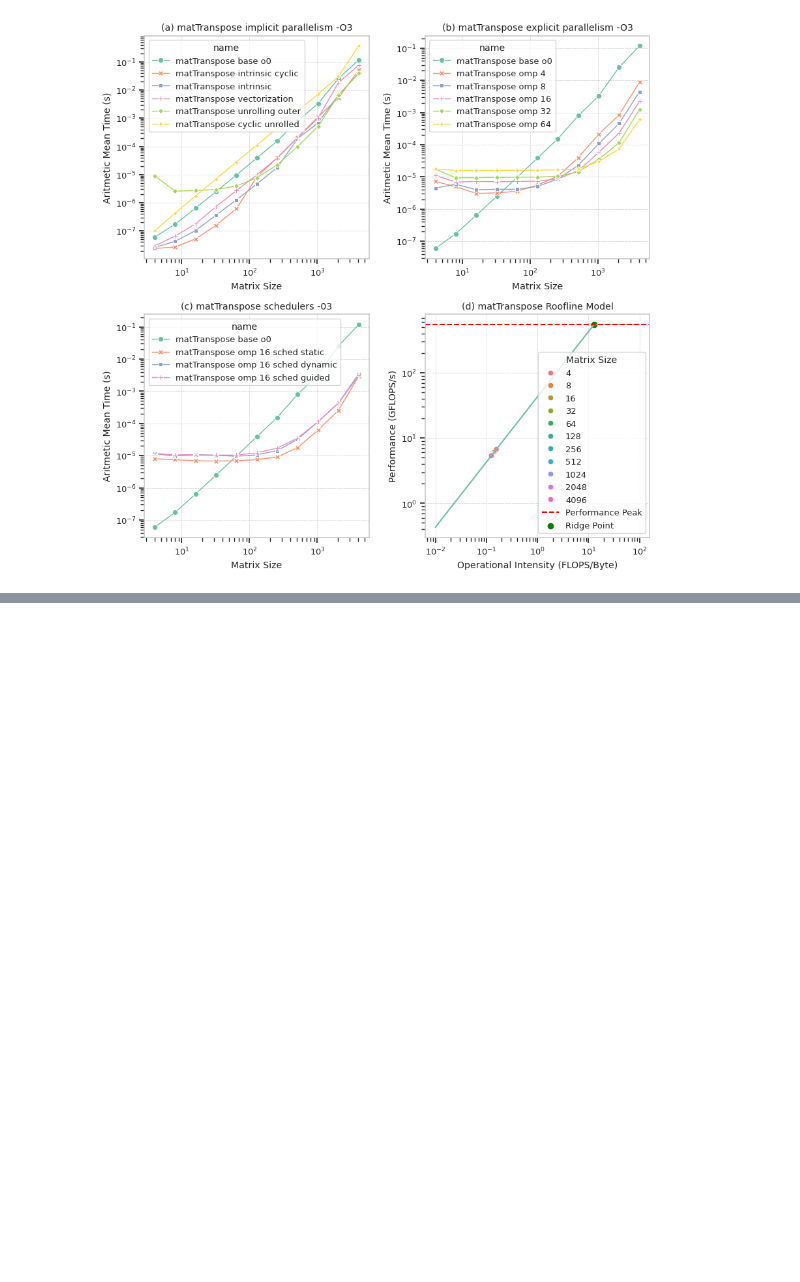
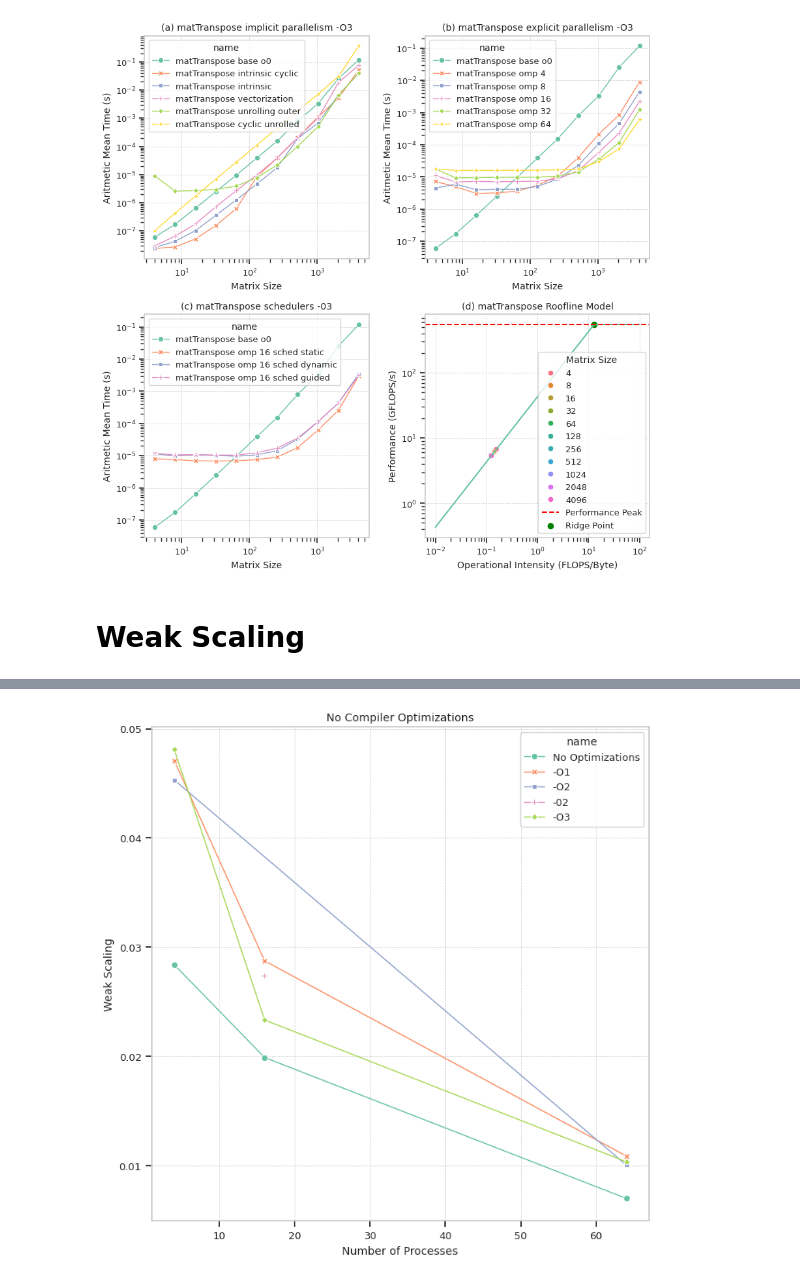
Before and after one commit to San7o/parallel-computing-cpp, a Jupyter notebook: benchmarks/plotting/notebooks-first-deliverable/amalgamated.ipynb, the cells around one changed output, grey strips where cells are left out. Drawn from its saved outputs; the diff is of its cells as text; code cells hidden in the pictures; blank space fills up the shorter version.

```diff
--- a/benchmarks/plotting/notebooks-first-deliverable/amalgamated.ipynb
+++ b/benchmarks/plotting/notebooks-first-deliverable/amalgamated.ipynb
@@ -703,3 +706,79 @@ fig.savefig("../images/transpose_all.svg", format='svg', bbox_inches='tight')
 plt.show()
 # %% [output]
 [figure]
+# %% [markdown]
+# Weak Scaling
+# %%
+print(checkSymm_omp_o0)
+
+mean_base = checkSymm.loc[checkSymm.space == 8, 'mean'].iloc[0]
+#mean_base = checkSymm_base_o0_np4.loc[checkSymm_base_o0_np4.space == 16, 'mean'].iloc[0]
+space = [64, 128, 256]
+checkSymm_speedup_o0 = pd.DataFrame({
+    'np': [4, 16, 64],
+    'space': space,
+    'mean': [
+        checkSymm_omp_o0.loc[(checkSymm_omp_o0.space == space[0]) & (checkSymm_omp_o0.name == 'matTranspose omp 4'), 'mean'].iloc[0],
+        checkSymm_omp_o0.loc[(checkSymm_omp_o0.space == space[1]) & (checkSymm_omp_o0.name == 'matTranspose omp 16'), 'mean'].iloc[0],
+        checkSymm_omp_o0.loc[(checkSymm_omp_o0.space == space[2]) & (checkSymm_omp_o0.name == 'matTranspose omp 64'), 'mean'].iloc[0]
+    ],
+    'name': ["No Optimizations", "No Optimizations", "No Optimizations"]
+})
+checkSymm_speedup_o0['name'] = checkSymm_speedup_o0['name'].astype(str)
+checkSymm_speedup_o0['weak_scaling'] = checkSymm_speedup_o0.apply(lambda row: mean_base / row['mean'], axis=1).copy()
+#print(checkSymm_speedup_o0)
+
+checkSymm_speedup_o1 = pd.DataFrame({
+    'np': [4, 16, 64],
+    'space': space,
+    'mean': [
+        checkSymm_omp_o1.loc[(checkSymm_omp_o1.space == space[0]) & (checkSymm_omp_o1.name == 'matTranspose omp 4'), 'mean'].iloc[0],
+        checkSymm_omp_o1.loc[(checkSymm_omp_o1.space == space[1]) & (checkSymm_omp_o1.name == 'matTranspose omp 16'), 'mean'].iloc[0],
+        checkSymm_omp_o1.loc[(checkSymm_omp_o1.space == space[2]) & (checkSymm_omp_o1.name == 'matTranspose omp 64'), 'mean'].iloc[0]
+    ],
+    'name': ["-O1", "-O1", "-O1"]
+})
+checkSymm_speedup_o1['name'] = checkSymm_speedup_o1['name'].astype(str)
+checkSymm_speedup_o1['weak_scaling'] = checkSymm_speedup_o1.apply(lambda row: mean_base / row['mean'], axis=1).copy()
+
+checkSymm_speedup_o2 = pd.DataFrame({
+    'np': [4, 16, 64],
+    'space': space,
+    'mean': [
+        checkSymm_omp_o2.loc[(checkSymm_omp_o2.space == space[0]) & (checkSymm_omp_o2.name == 'matTranspose omp 4'), 'mean'].iloc[0],
+        checkSymm_omp_o2.loc[(checkSymm_omp_o2.space == space[1]) & (checkSymm_omp_o2.name == 'matTranspose omp 16'), 'mean'].iloc[0],
+        checkSymm_omp_o2.loc[(checkSymm_omp_o2.space == space[2]) & (checkSymm_omp_o2.name == 'matTranspose omp 64'), 'mean'].iloc[0]
+    ],
+    'name': ["-O2", "-02", "-O2"]
+})
+checkSymm_speedup_o2['name'] = checkSymm_speedup_o2['name'].astype(str)
+checkSymm_speedup_o2['weak_scaling'] = checkSymm_speedup_o2.apply(lambda row: mean_base / row['mean'], axis=1).copy()
+
+checkSymm_speedup_o3 = pd.DataFrame({
+    'np': [4, 16, 64],
+    'space': space,
+    'mean': [
+        checkSymm_omp_o3.loc[(checkSymm_omp_o3.space == space[0]) & (checkSymm_omp_o3.name == 'matTranspose omp 4'), 'mean'].iloc[0],
+        checkSymm_omp_o3.loc[(checkSymm_omp_o3.space == space[1]) & (checkSymm_omp_o3.name == 'matTranspose omp 16'), 'mean'].iloc[0],
+        checkSymm_omp_o3.loc[(checkSymm_omp_o3.space == space[2]) & (checkSymm_omp_o3.name == 'matTranspose omp 64'), 'mean'].iloc[0]
+    ],
+    'name': ["-O3", "-O3", "-O3"]
+})
+checkSymm_speedup_o3['name'] = checkSymm_speedup_o3['name'].astype(str)
+checkSymm_speedup_o3['weak_scaling'] = checkSymm_speedup_o3.apply(lambda row: mean_base / row['mean'], axis=1).copy()
+
+lp = sns.lineplot(
+    data=pd.concat([checkSymm_speedup_o0, checkSymm_speedup_o1, checkSymm_speedup_o2,checkSymm_speedup_o3]),
+    x="np", y="weak_scaling", hue="name", style="name",
+    markers=True, dashes=False,
+    linewidth = 1
+)
+
+lp.set_title('No Compiler Optimizations')
+lp.set_xlabel('Number of Processes')
+lp.set_ylabel('Weak Scaling')
+lp.grid(True, which='major', linestyle='--', linewidth=0.5)
+plt.show()
+fig = lp.get_figure()
+fig.savefig("../images/matTransposeMP_weak_scaling.svg", format='svg')
+# %% [output]
@@ -705,0 +802 @@ plt.show()
+[figure, added]
```
Also changed, not shown: parts of 3 cells of this notebook, 7 other files.
